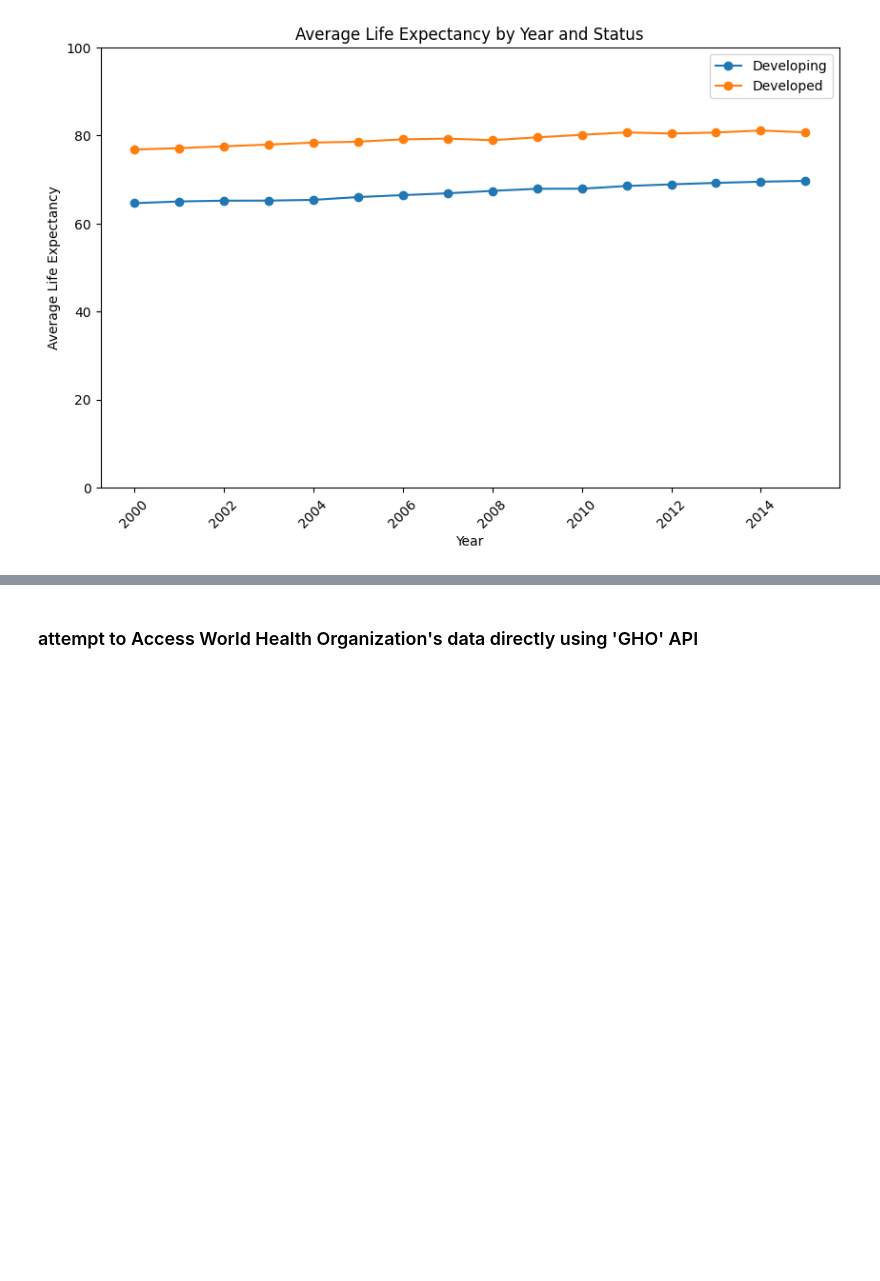
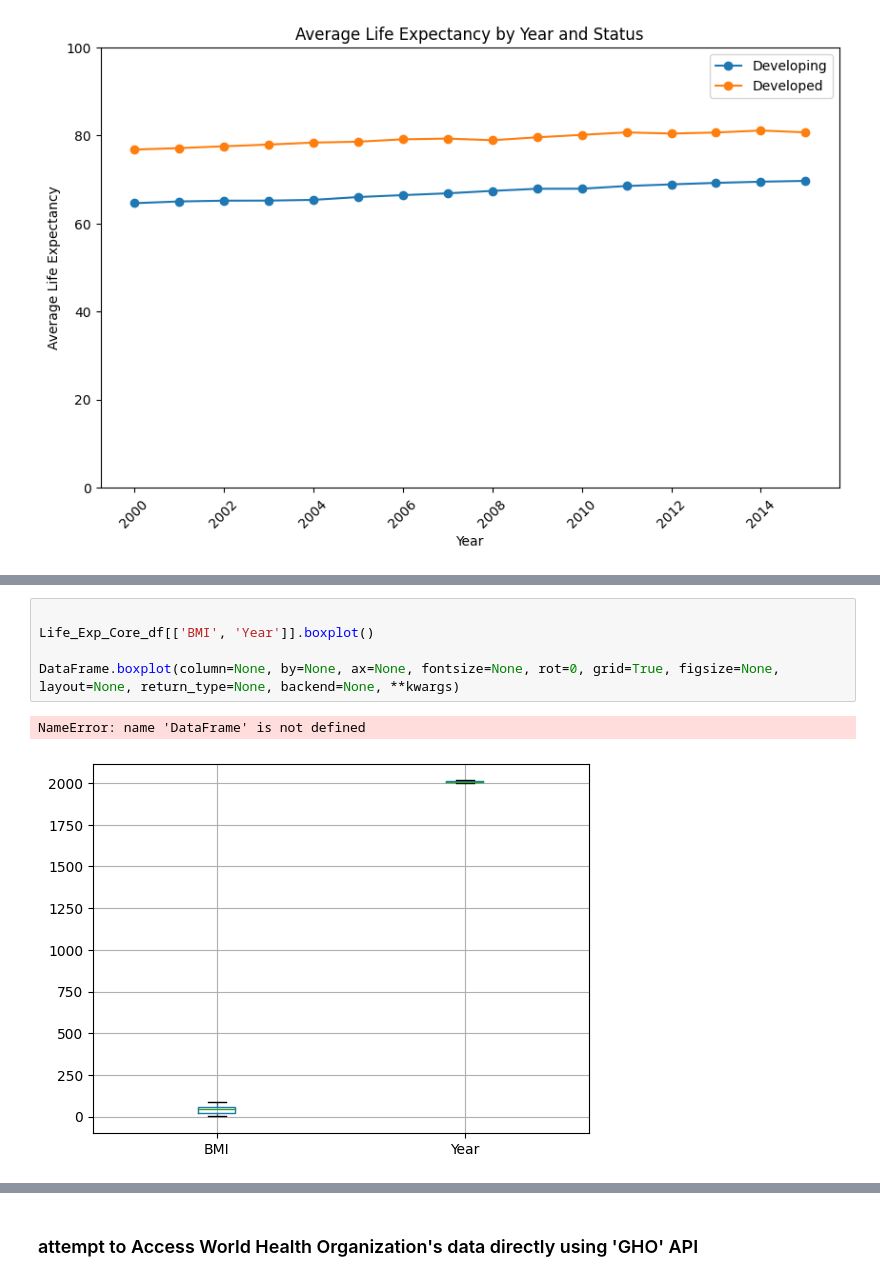
Before and after one commit to JNorthData/Life_Expectancy, a Jupyter notebook: life-expectancy.ipynb, the cells around one changed output, grey strips where cells are left out. Drawn from its saved outputs; the diff is of its cells as text; blank space fills up the shorter version.

```diff
--- a/life-expectancy.ipynb
+++ b/life-expectancy.ipynb
@@ -166,0 +208,8 @@ plt.show()
+# %%
+
+Life_Exp_Core_df[['BMI', 'Year']].boxplot()
+
+DataFrame.boxplot(column=None, by=None, ax=None, fontsize=None, rot=0, grid=True, figsize=None, layout=None, return_type=None, backend=None, **kwargs)
+# %% [output]
+NameError: name 'DataFrame' is not defined
+[figure, added]
```
Also changed, not shown: parts of 16 cells of this notebook, 7 other files.
